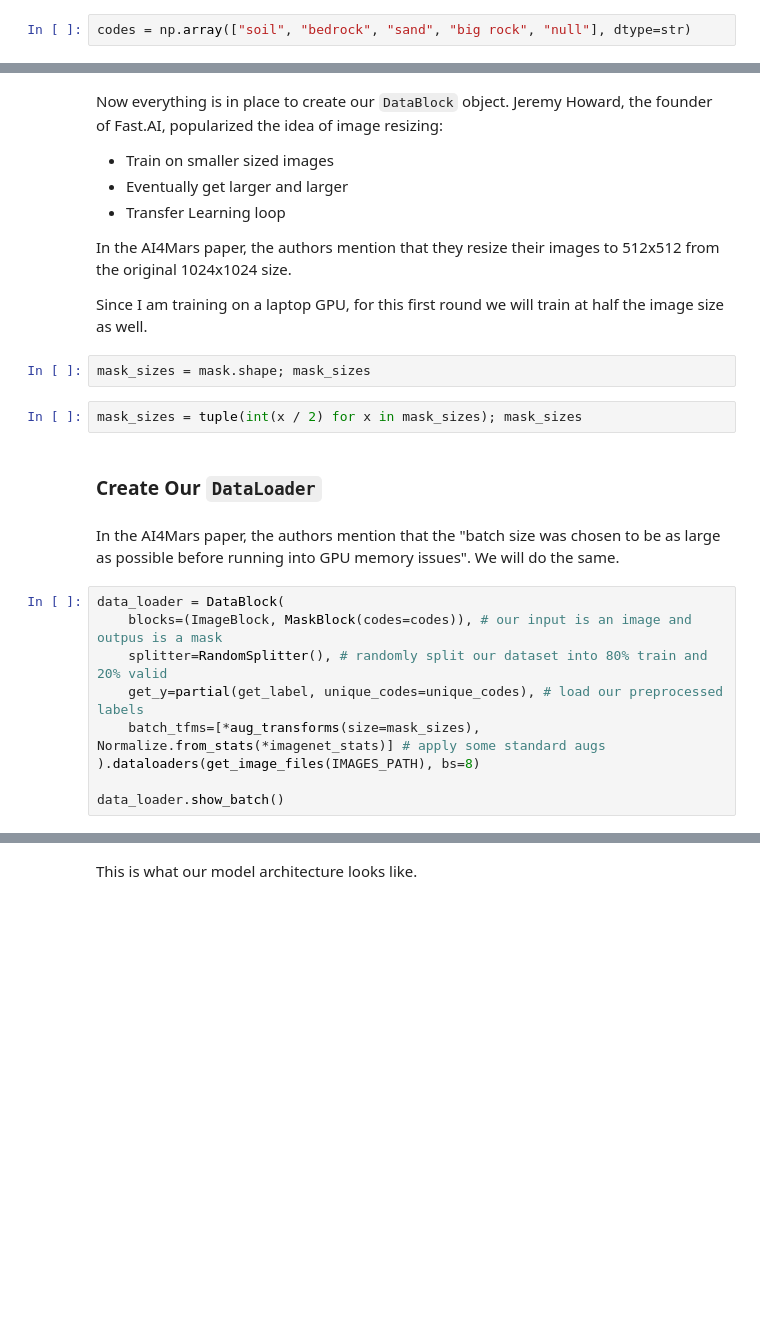
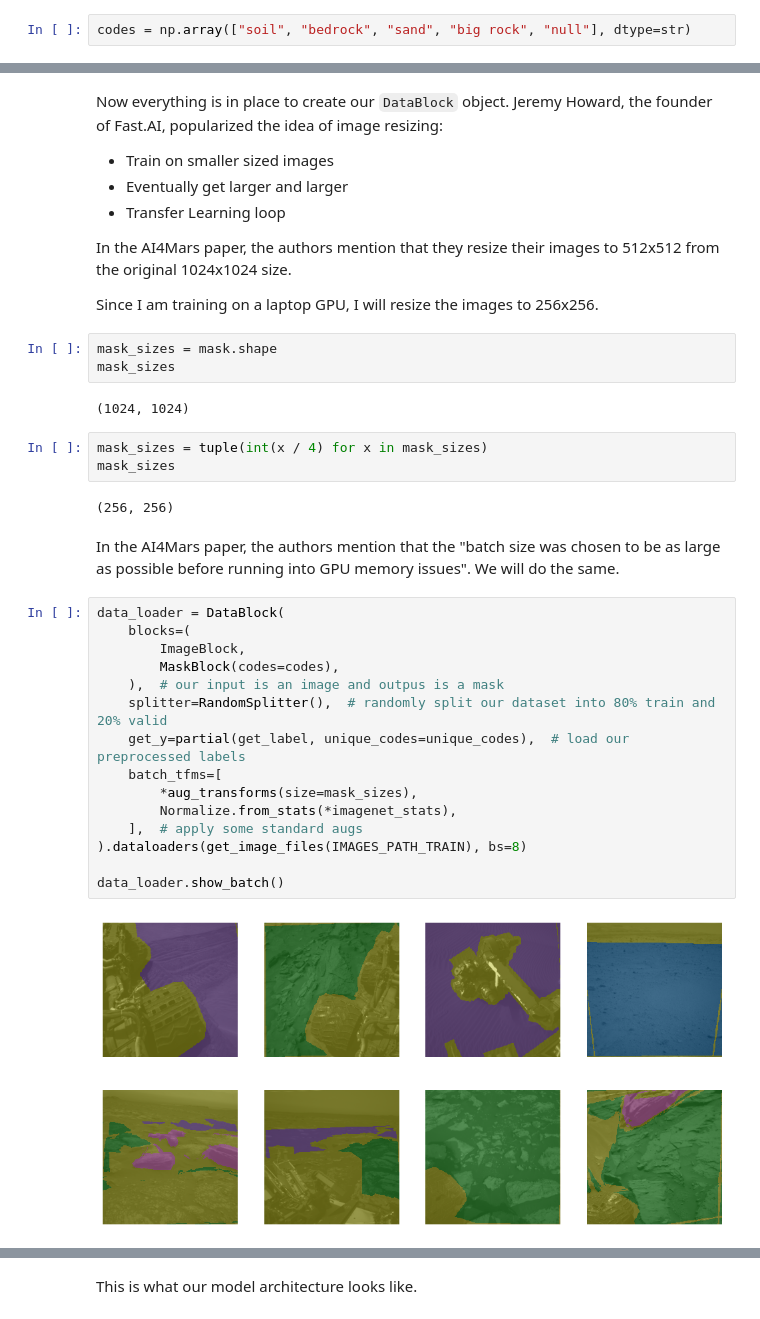
Before and after one commit to astroesteban/AI4Mars, a Jupyter notebook: src/ai4mars.ipynb, the cells around one changed output, grey strips where cells are left out. Saved outputs shown, nothing was run; the diff lists cells and outputs as text; blank space fills up the shorter version.

```diff
--- a/src/ai4mars.ipynb
+++ b/src/ai4mars.ipynb
@@ -197,22 +221,34 @@ Now everything is in place to create our `DataBlock` object. Jeremy Howard, the
 
 In the AI4Mars paper, the authors mention that they resize their images to 512x512 from the original 1024x1024 size.
 
-Since I am training on a laptop GPU, for this first round we will train at half the image size as well.
+Since I am training on a laptop GPU, I will resize the images to 256x256.
 # %%
-mask_sizes = mask.shape; mask_sizes
+mask_sizes = mask.shape
+mask_sizes
+# %% [output]
+(1024, 1024)
 # %%
-mask_sizes = tuple(int(x / 2) for x in mask_sizes); mask_sizes
+mask_sizes = tuple(int(x / 4) for x in mask_sizes)
+mask_sizes
+# %% [output]
+(256, 256)
-# %% [markdown]
-### Create Our `DataLoader`
 # %% [markdown]
 In the AI4Mars paper, the authors mention that the "batch size was chosen to be as large as possible before running into GPU memory issues". We will do the same.
 # %%
 data_loader = DataBlock(
-    blocks=(ImageBlock, MaskBlock(codes=codes)), # our input is an image and outpus is a mask
-    splitter=RandomSplitter(), # randomly split our dataset into 80% train and 20% valid
-    get_y=partial(get_label, unique_codes=unique_codes), # load our preprocessed labels
-    batch_tfms=[*aug_transforms(size=mask_sizes), Normalize.from_stats(*imagenet_stats)] # apply some standard augs
-).dataloaders(get_image_files(IMAGES_PATH), bs=8)
+    blocks=(
+        ImageBlock,
+        MaskBlock(codes=codes),
+    ),  # our input is an image and outpus is a mask
+    splitter=RandomSplitter(),  # randomly split our dataset into 80% train and 20% valid
+    get_y=partial(get_label, unique_codes=unique_codes),  # load our preprocessed labels
+    batch_tfms=[
+        *aug_transforms(size=mask_sizes),
+        Normalize.from_stats(*imagenet_stats),
+    ],  # apply some standard augs
+).dataloaders(get_image_files(IMAGES_PATH_TRAIN), bs=8)
 
 data_loader.show_batch()
+# %% [output]
+[figure, added]
 # %% [markdown]
```
Also changed, not shown: parts of 55 cells of this notebook, 6 other files.
